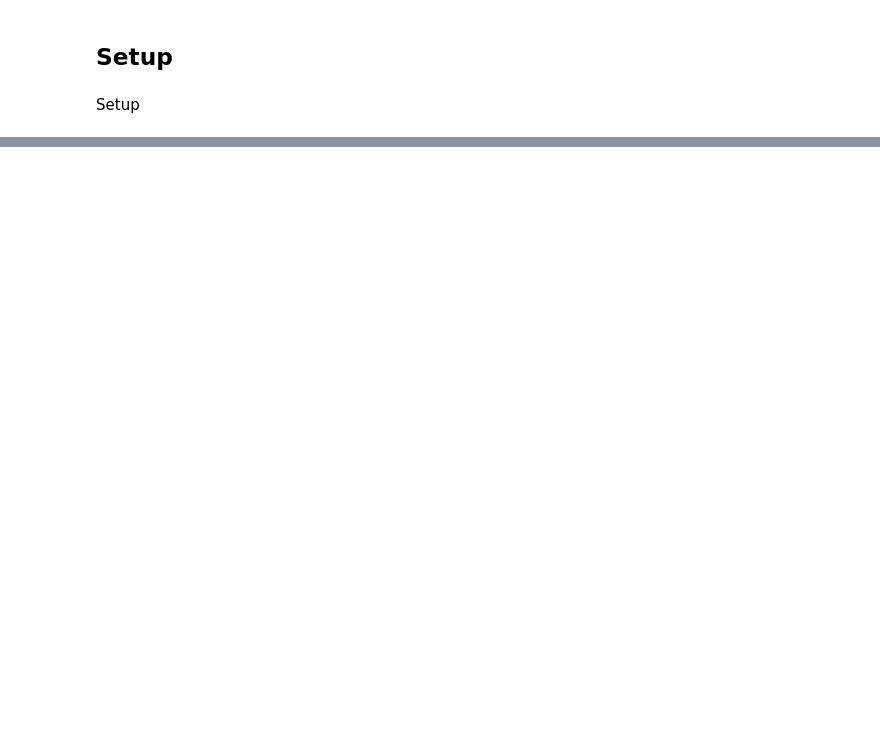
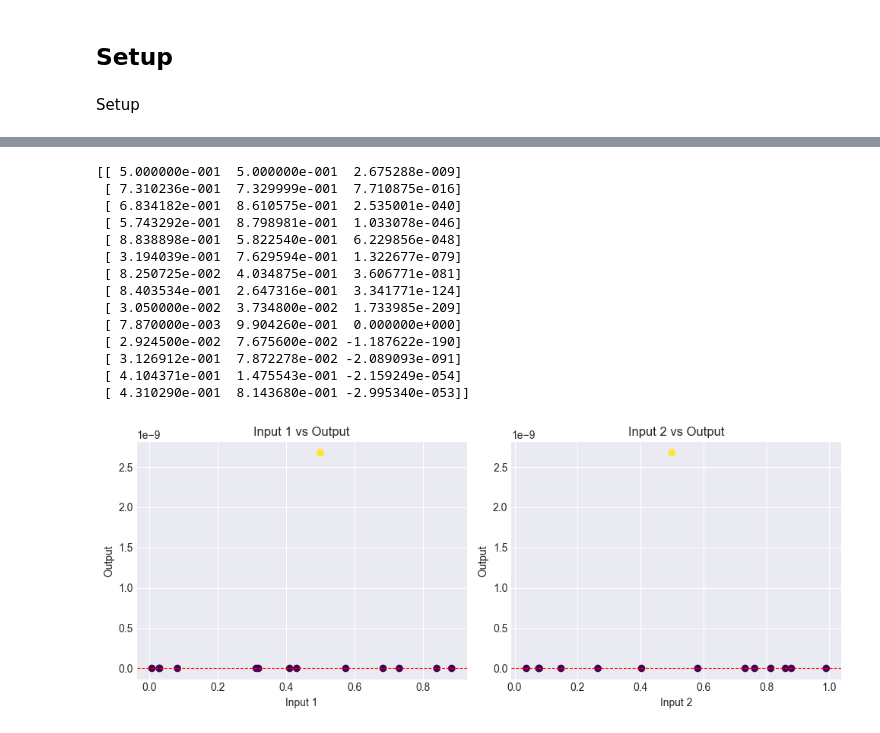
Before and after one commit to richardbatchelor/capstone, a Jupyter notebook: CapstoneVisualisation.ipynb, the cells around one changed output, grey strips where cells are left out. Saved outputs shown, nothing was run; the diff lists cells and outputs as text; code cells hidden in the pictures; blank space fills up the shorter version.

Commit message:
RB: Week 6 after submission.

```diff
--- a/CapstoneVisualisation.ipynb
+++ b/CapstoneVisualisation.ipynb
@@ -239,0 +207,53 @@ plt.show()
+# %%
+def plot_input_vs_output(data):
+    numDimensions = data.shape[1] - 1  # last column is always output
+    z = data[:, -1]
+
+    cols = min(3, numDimensions)
+    rows = (numDimensions + cols - 1) // cols  # ceiling division
+
+    fig, axes = plt.subplots(rows, cols, figsize=(5 * cols, 4 * rows))
+    axes = np.array(axes).flatten()  # works for 1D and 2D axes arrays
+
+    for i in range(numDimensions):
+        ax = axes[i]
+        x = data[:, i]
+        ax.scatter(x, z, c=z, cmap='viridis')
+        ax.axhline(0, color='red', linewidth=0.8, linestyle='--')
+        ax.set_xlabel(f'Input {i+1}')
+        ax.set_ylabel('Output')
+        ax.set_title(f'Input {i+1} vs Output')
+        #ax.set_yscale('symlog')
+
+    # Hide any unused subplots
+    for j in range(numDimensions, len(axes)):
+        axes[j].set_visible(False)
+
+    plt.tight_layout()
+    plt.show()
+# %%
+f1_Inputs, f1_Outputs = combineInitialDataAndSubmissionsToDate(1)
+f1_inputOutput = np.column_stack((f1_Inputs, f1_Outputs))
+f1_inputOutputSorted = sortByLargestOutputDescending(f1_inputOutput)
+
+#Last output is massively out - so remove it.
+f1_inputOutputSorted = f1_inputOutputSorted[:-1]
+print(np.array2string(f1_inputOutputSorted, floatmode='fixed', precision=6))
+
+plot_input_vs_output(f1_inputOutputSorted)
+# %% [output]
+[[ 5.000000e-001  5.000000e-001  2.675288e-009]
+ [ 7.310236e-001  7.329999e-001  7.710875e-016]
+ [ 6.834182e-001  8.610575e-001  2.535001e-040]
+ [ 5.743292e-001  8.798981e-001  1.033078e-046]
+ [ 8.838898e-001  5.822540e-001  6.229856e-048]
+ [ 3.194039e-001  7.629594e-001  1.322677e-079]
+ [ 8.250725e-002  4.034875e-001  3.606771e-081]
+ [ 8.403534e-001  2.647316e-001  3.341771e-124]
+ [ 3.050000e-002  3.734800e-002  1.733985e-209]
+ [ 7.870000e-003  9.904260e-001  0.000000e+000]
+ [ 2.924500e-002  7.675600e-002 -1.187622e-190]
+ [ 3.126912e-001  7.872278e-002 -2.089093e-091]
+ [ 4.104371e-001  1.475543e-001 -2.159249e-054]
+ [ 4.310290e-001  8.143680e-001 -2.995340e-053]]
+[figure, added]
```
Also changed, not shown: parts of 12 cells of this notebook, 4 other files.
